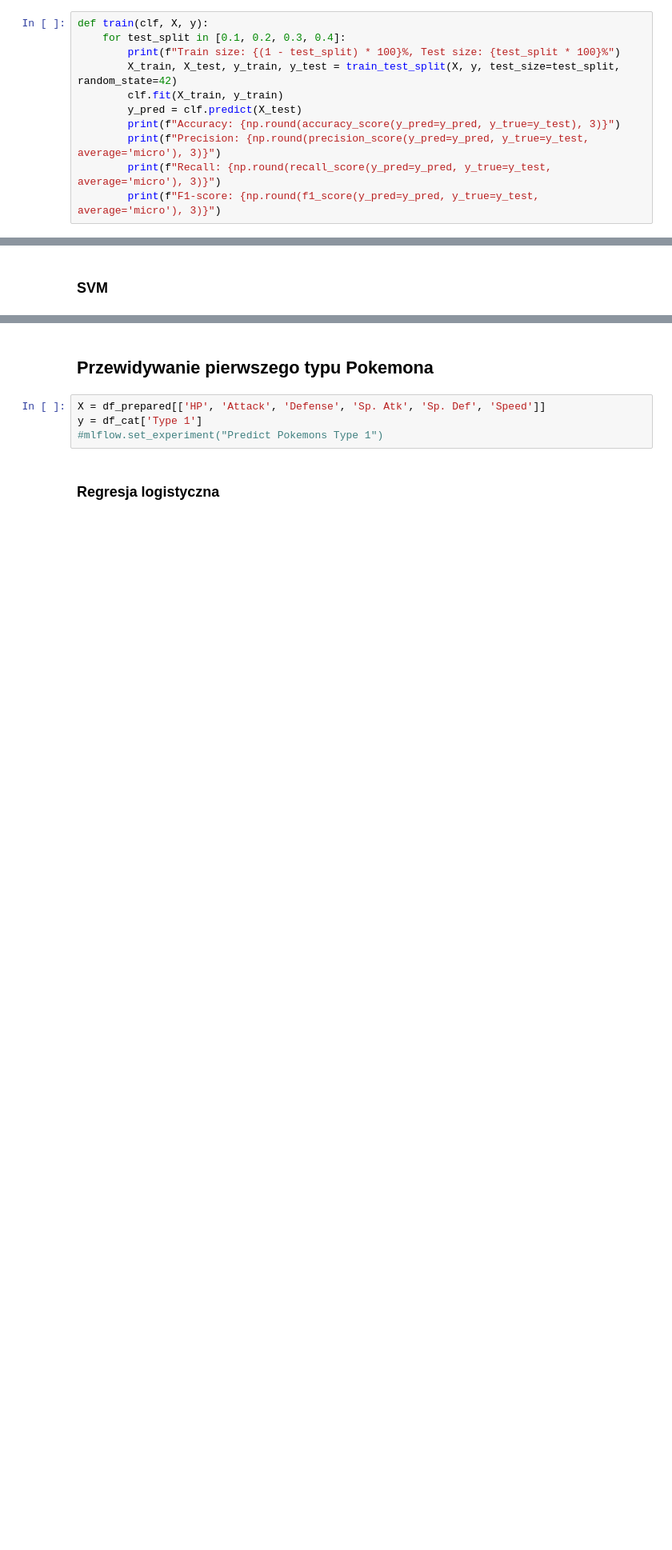
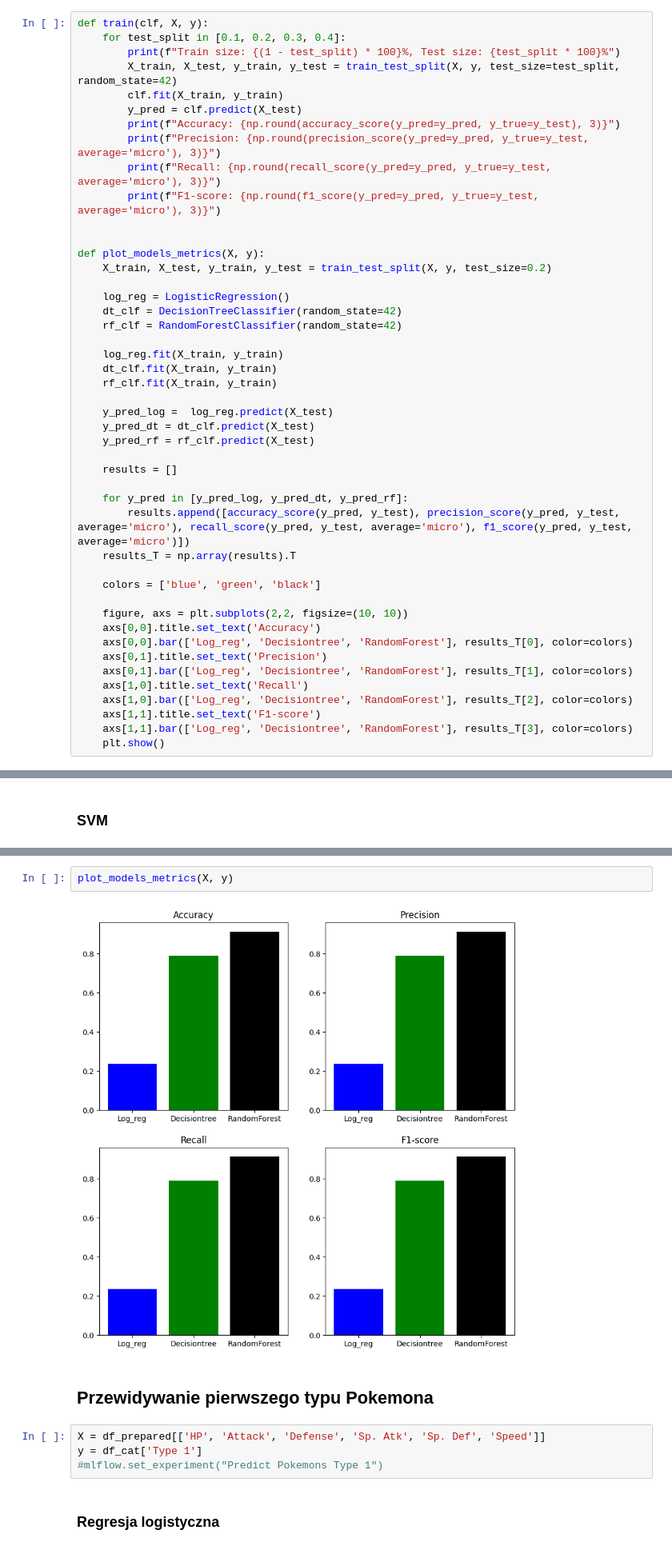
Before and after one commit to KacperUrban/Machine-learning-course, a Jupyter notebook: Second_Part/Projekt_nr_2.ipynb, the cells around one changed output, grey strips where cells are left out. Shown at 80% size. Cells and saved outputs as stored; diff of their text form; blank space fills up the shorter version.

Commit message:
Create function to visuzalize metrics across a different models

```diff
--- a/Second_Part/Projekt_nr_2.ipynb
+++ b/Second_Part/Projekt_nr_2.ipynb
@@ -209,6 +209,41 @@ def train(clf, X, y):
         print(f"Precision: {np.round(precision_score(y_pred=y_pred, y_true=y_test, average='micro'), 3)}")
         print(f"Recall: {np.round(recall_score(y_pred=y_pred, y_true=y_test, average='micro'), 3)}")
         print(f"F1-score: {np.round(f1_score(y_pred=y_pred, y_true=y_test, average='micro'), 3)}")
+
+
+def plot_models_metrics(X, y):
+    X_train, X_test, y_train, y_test = train_test_split(X, y, test_size=0.2)
+
+    log_reg = LogisticRegression()
+    dt_clf = DecisionTreeClassifier(random_state=42)
+    rf_clf = RandomForestClassifier(random_state=42)
+
+    log_reg.fit(X_train, y_train)
+    dt_clf.fit(X_train, y_train)
+    rf_clf.fit(X_train, y_train)
+
+    y_pred_log =  log_reg.predict(X_test)
+    y_pred_dt = dt_clf.predict(X_test)
+    y_pred_rf = rf_clf.predict(X_test)
+
+    results = []
+
+    for y_pred in [y_pred_log, y_pred_dt, y_pred_rf]:
+        results.append([accuracy_score(y_pred, y_test), precision_score(y_pred, y_test, average='micro'), recall_score(y_pred, y_test, average='micro'), f1_score(y_pred, y_test, average='micro')])
+    results_T = np.array(results).T
+
+    colors = ['blue', 'green', 'black']
+
+    figure, axs = plt.subplots(2,2, figsize=(10, 10))
+    axs[0,0].title.set_text('Accuracy')
+    axs[0,0].bar(['Log_reg', 'Decisiontree', 'RandomForest'], results_T[0], color=colors)
+    axs[0,1].title.set_text('Precision')
+    axs[0,1].bar(['Log_reg', 'Decisiontree', 'RandomForest'], results_T[1], color=colors)
+    axs[1,0].title.set_text('Recall')
+    axs[1,0].bar(['Log_reg', 'Decisiontree', 'RandomForest'], results_T[2], color=colors)
+    axs[1,1].title.set_text('F1-score')
+    axs[1,1].bar(['Log_reg', 'Decisiontree', 'RandomForest'], results_T[3], color=colors)
+    plt.show()
 # %%
 X = df_prepared[['HP', 'Attack', 'Defense', 'Sp. Atk', 'Sp. Def', 'Speed']]
 y = df_cat.Name
@@ -343,6 +378,10 @@ Accuracy: 0.856
 Precision: 0.856
 Recall: 0.856
 F1-score: 0.856
+# %%
+plot_models_metrics(X, y)
+# %% [output]
+[figure, added]
 # %% [markdown]
 ## Przewidywanie pierwszego typu Pokemona
 # %%
```
Also changed, not shown: parts of 3 cells of this notebook.
